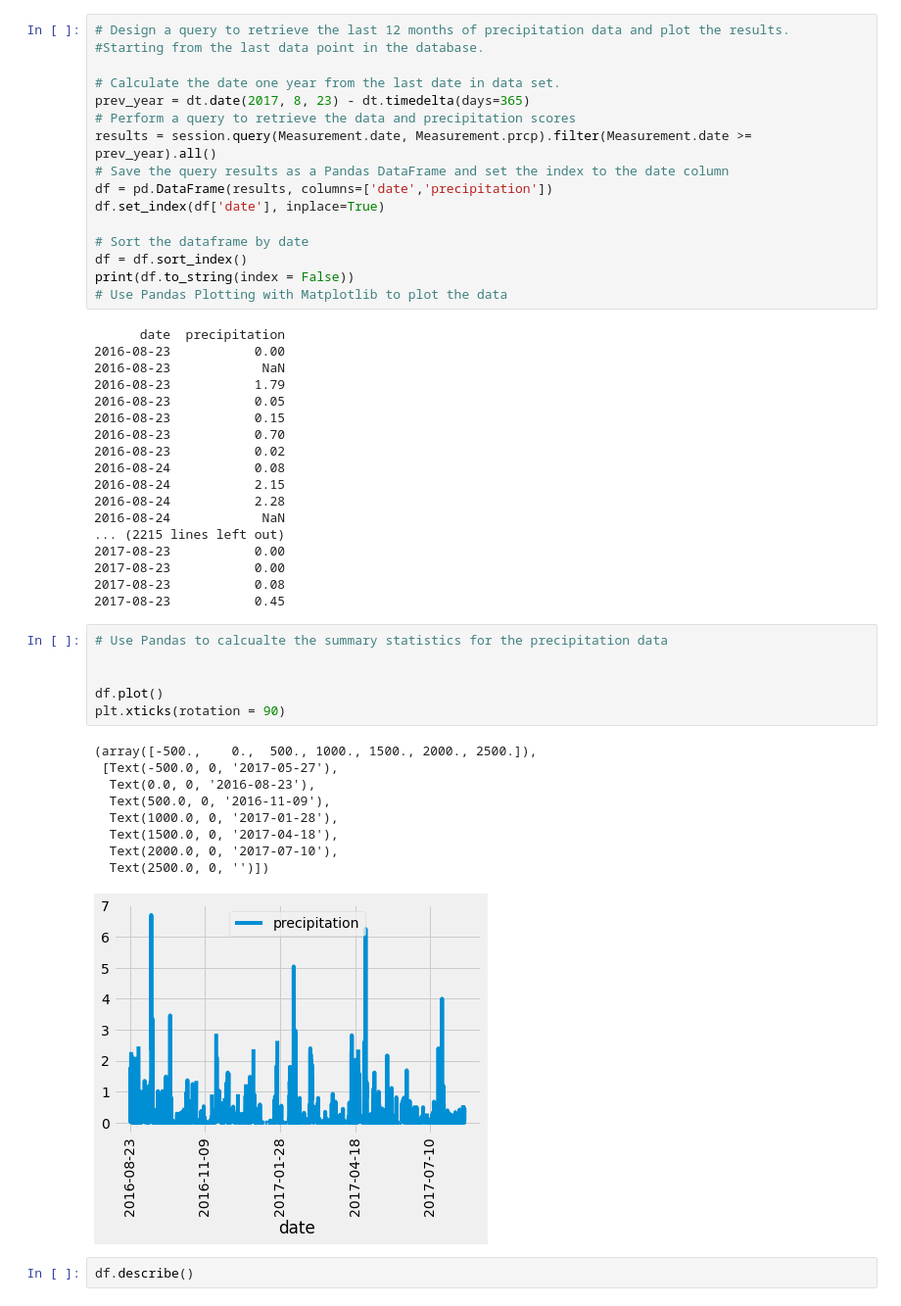
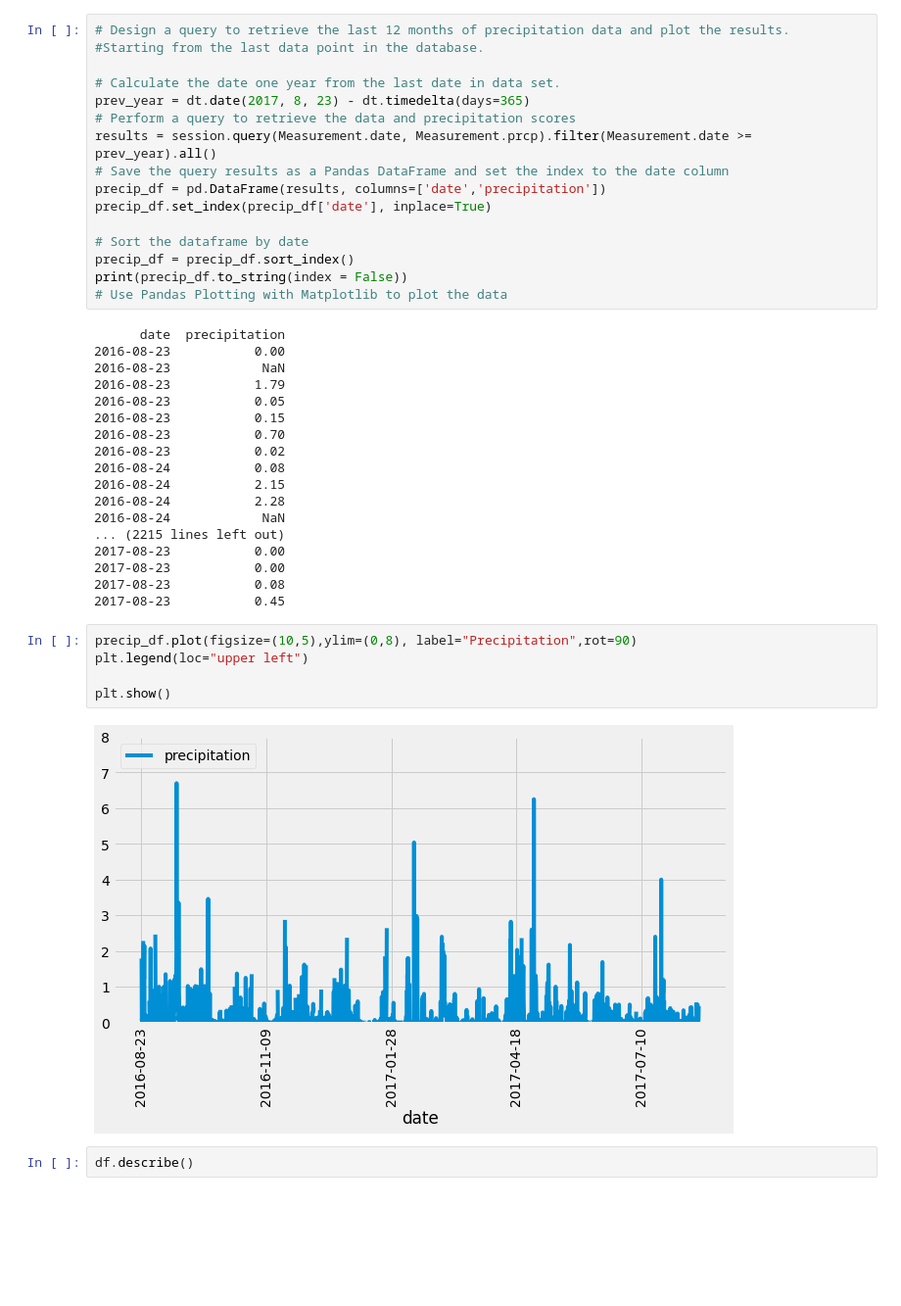
Before and after one commit to LauraZJ/surfs_up, a Jupyter notebook: climate_analysis.ipynb, the cells around one changed output. Shown at 98% size. Drawn from its saved outputs; the diff is of its cells as text; blank space fills up the shorter version.

```diff
--- a/climate_analysis.ipynb
+++ b/climate_analysis.ipynb
@@ -46,12 +46,12 @@ prev_year = dt.date(2017, 8, 23) - dt.timedelta(days=365)
 # Perform a query to retrieve the data and precipitation scores
 results = session.query(Measurement.date, Measurement.prcp).filter(Measurement.date >= prev_year).all()
 # Save the query results as a Pandas DataFrame and set the index to the date column
-df = pd.DataFrame(results, columns=['date','precipitation'])
-df.set_index(df['date'], inplace=True)
+precip_df = pd.DataFrame(results, columns=['date','precipitation'])
+precip_df.set_index(precip_df['date'], inplace=True)
 
 # Sort the dataframe by date
-df = df.sort_index()
-print(df.to_string(index = False))
+precip_df = precip_df.sort_index()
+print(precip_df.to_string(index = False))
 # Use Pandas Plotting with Matplotlib to plot the data
 # %% [output]
       date  precipitation
@@ -71,22 +71,13 @@ print(df.to_string(index = False))
 2017-08-23           0.00
 2017-08-23           0.08
 2017-08-23           0.45
-# %%
-# Use Pandas to calcualte the summary statistics for the precipitation data
-
-
-df.plot()
-plt.xticks(rotation = 90)
-# %% [output]
-(array([-500.,    0.,  500., 1000., 1500., 2000., 2500.]),
- [Text(-500.0, 0, '2017-05-27'),
-  Text(0.0, 0, '2016-08-23'),
-  Text(500.0, 0, '2016-11-09'),
-  Text(1000.0, 0, '2017-01-28'),
-  Text(1500.0, 0, '2017-04-18'),
-  Text(2000.0, 0, '2017-07-10'),
-  Text(2500.0, 0, '')])
-[figure, removed]
+# %%
+precip_df.plot(figsize=(10,5),ylim=(0,8), label="Precipitation",rot=90)
+plt.legend(loc="upper left")
+
+plt.show()
+# %% [output]
+[figure, added]
 # %%
 df.describe()
 # %% [output]
```
Also changed, not shown: 6 other files.
